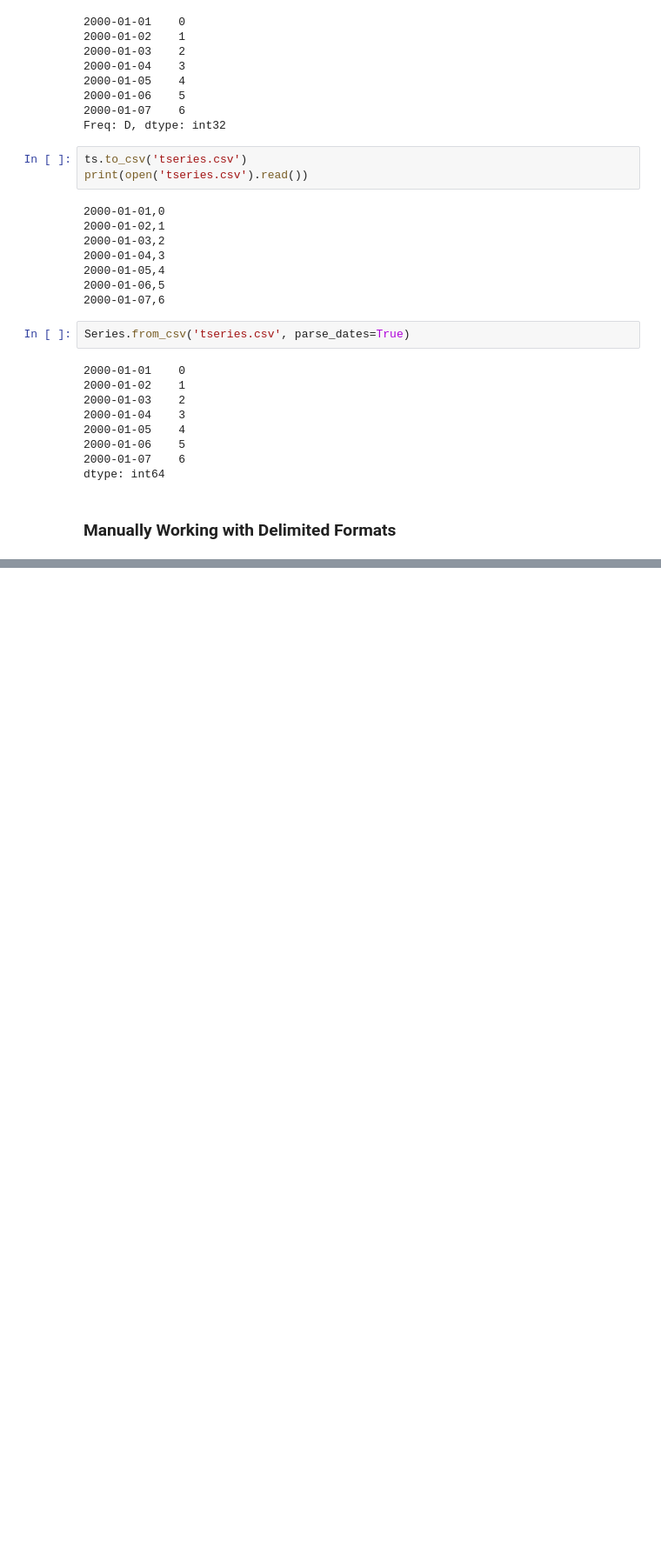
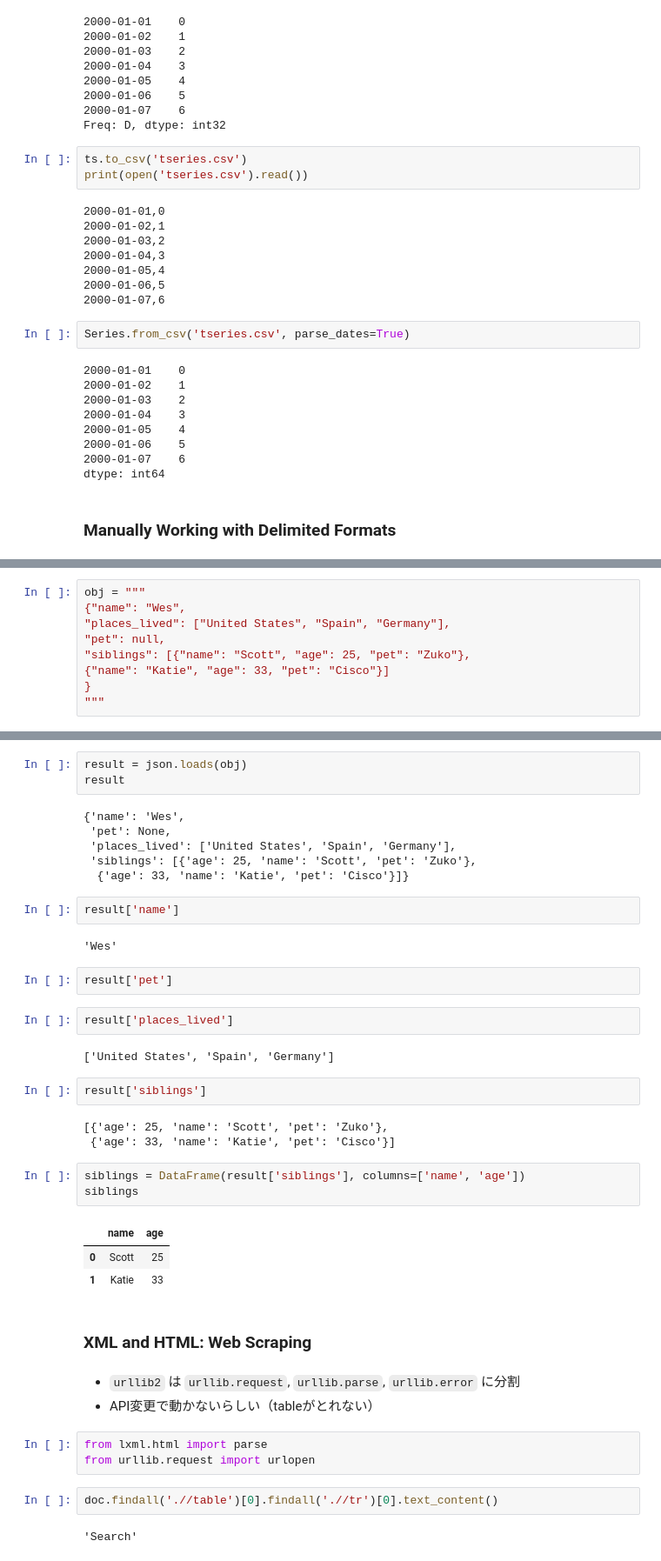
Before and after one commit to whatalnk/python-for-data-analysis, a Jupyter notebook: chap06.ipynb, the cells around one changed output, grey strips where cells are left out. Shown at 87% size. Saved outputs shown, nothing was run; the diff lists cells and outputs as text; blank space fills up the shorter version.

Commit message:
Chap06-1 (5) XML and HTML

```diff
--- a/chap06.ipynb
+++ b/chap06.ipynb
@@ -321,0 +356,9 @@ dtype: int64
+# %%
+obj = """
+{"name": "Wes",
+"places_lived": ["United States", "Spain", "Germany"],
+"pet": null,
+"siblings": [{"name": "Scott", "age": 25, "pet": "Zuko"},
+{"name": "Katie", "age": 33, "pet": "Cisco"}]
+}
+"""
@@ -321,0 +367,43 @@ dtype: int64
+# %%
+result = json.loads(obj)
+result
+# %% [output]
+{'name': 'Wes',
+ 'pet': None,
+ 'places_lived': ['United States', 'Spain', 'Germany'],
+ 'siblings': [{'age': 25, 'name': 'Scott', 'pet': 'Zuko'},
+  {'age': 33, 'name': 'Katie', 'pet': 'Cisco'}]}
+# %%
+result['name']
+# %% [output]
+'Wes'
+# %%
+result['pet']
+# %%
+result['places_lived']
+# %% [output]
+['United States', 'Spain', 'Germany']
+# %%
+result['siblings']
+# %% [output]
+[{'age': 25, 'name': 'Scott', 'pet': 'Zuko'},
+ {'age': 33, 'name': 'Katie', 'pet': 'Cisco'}]
+# %%
+siblings = DataFrame(result['siblings'], columns=['name', 'age'])
+siblings
+# %% [output]
+|  | name | age |
+| 0 | Scott | 25 |
+| 1 | Katie | 33 |
+# %% [markdown]
+### XML and HTML: Web Scraping
+# %% [markdown]
+* `urllib2` は `urllib.request`, `urllib.parse`, `urllib.error` に分割
+* API変更で動かないらしい（tableがとれない）
+# %%
+from lxml.html import parse
+from urllib.request import urlopen
+# %%
+doc.findall('.//table')[0].findall('.//tr')[0].text_content()
+# %% [output]
+'Search'
```
Also changed, not shown: parts of 41 cells of this notebook, 2 other files.
